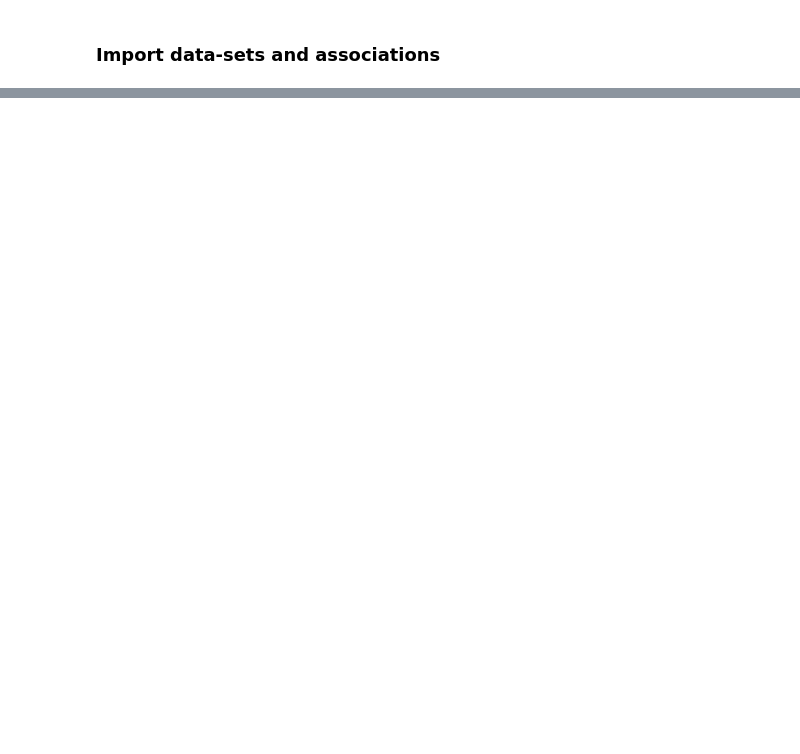
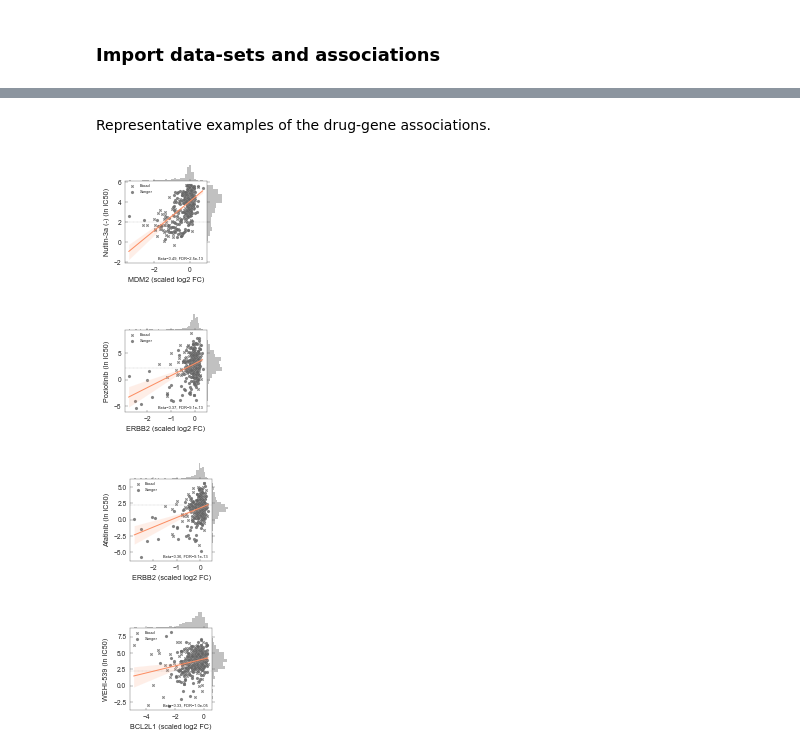
Before and after one commit to EmanuelGoncalves/dtrace, a Jupyter notebook: notebooks/2.TargetBenchmark.ipynb, the cells around one changed output, grey strips where cells are left out. Cells and saved outputs as stored; diff of their text form; code cells hidden in the pictures; blank space fills up the shorter version.

```diff
--- a/notebooks/2.TargetBenchmark.ipynb
+++ b/notebooks/2.TargetBenchmark.ipynb
@@ -57,5 +55,0 @@ e3_ligases = pd.read_excel(f"{dpath}/ubq/Definite Ligase List.xlsx")
-# %%
-plot_df = assoc.lmm_drug_crispr.query(f"fdr < {target.fdr}")
-plot_df["ligase"] = (
-    plot_df["GeneSymbol"].isin(e3_ligases["Gene Symbol"]).astype(int).values
-)
@@ -70,0 +129,2 @@ logger.log(logging.INFO, f"E3 ligases hypergeom: {pval:.2e} (intersection={int_l
+# %% [markdown]
+Representative examples of the drug-gene associations.
@@ -70,0 +142,44 @@ logger.log(logging.INFO, f"E3 ligases hypergeom: {pval:.2e} (intersection={int_l
+# %%
+for dg in dgs:
+    pair = assoc.by(assoc.lmm_drug_crispr, drug_name=dg[0], gene_name=dg[1]).iloc[0]
+
+    drug = tuple(pair[assoc.dcols])
+
+    dmax = np.log(assoc.drespo_obj.maxconcentration[drug])
+    annot_text = f"Beta={pair['beta']:.2g}, FDR={pair['fdr']:.1e}"
+
+    plot_df = pd.concat(
+        [
+            assoc.drespo.loc[drug].rename("drug"),
+            assoc.crispr.loc[dg[1]].rename("crispr"),
+            assoc.crispr_obj.institute.rename("Institute"),
+        ],
+        axis=1,
+        sort=False,
+    ).dropna()
+
+    g = DTracePlot.plot_corrplot(
+        "crispr",
+        "drug",
+        "Institute",
+        plot_df,
+        add_hline=False,
+        add_vline=False,
+        annot_text=annot_text,
+    )
+    g.ax_joint.axhline(
+        y=dmax, linewidth=0.3, color=DTracePlot.PAL_DTRACE[2], ls=":", zorder=0
+    )
+    g.set_axis_labels(f"{dg[1]} (scaled log2 FC)", f"{dg[0]} (ln IC50)")
+    plt.gcf().set_size_inches(1.5, 1.5)
+    plt.savefig(
+        f"{rpath}/association_drug_scatter_{dg[0]}_{dg[1]}.pdf",
+        bbox_inches="tight",
+        transparent=True,
+    )
+    plt.show()
+# %% [output]
+[figure, added]
+[figure, added]
+[figure, added]
+[figure, added]
```
Also changed, not shown: parts of 84 cells of this notebook, 53 other files.
